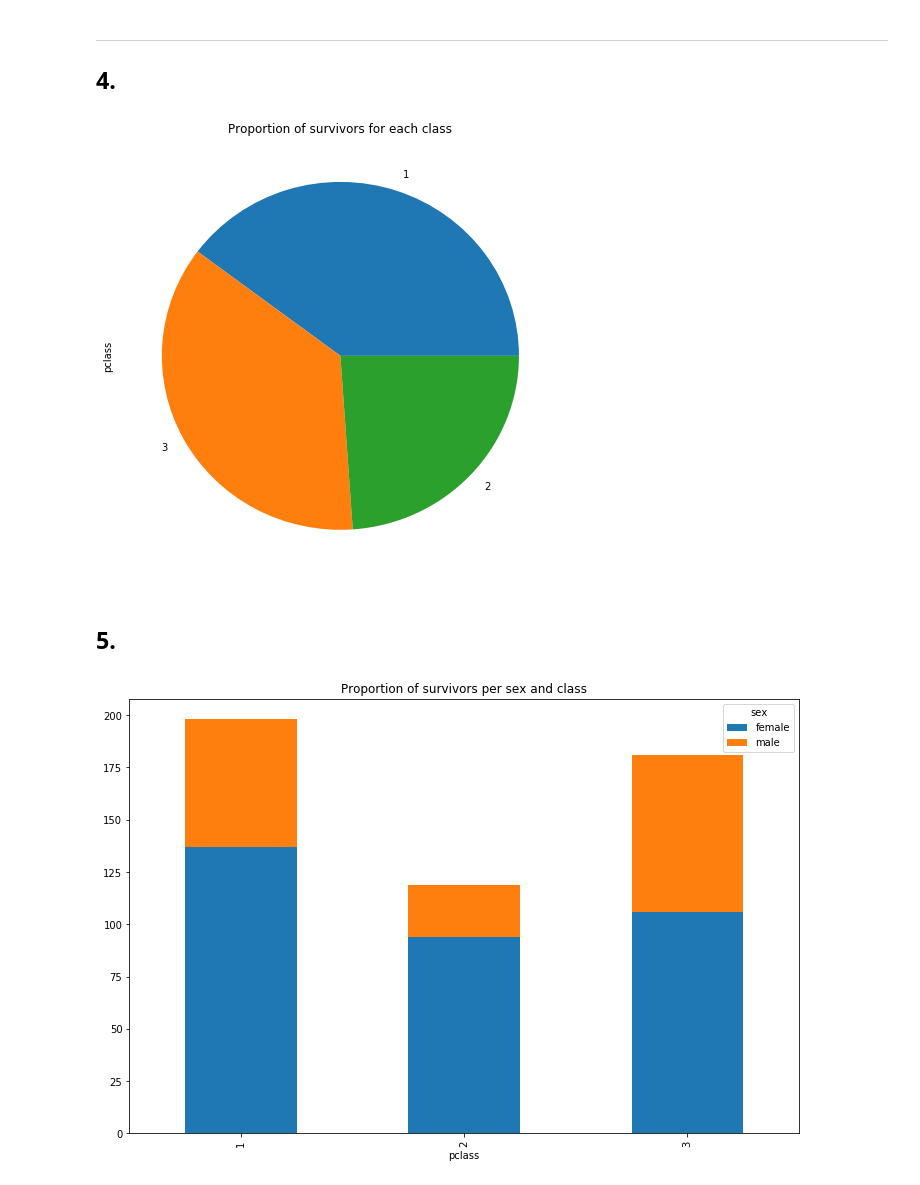
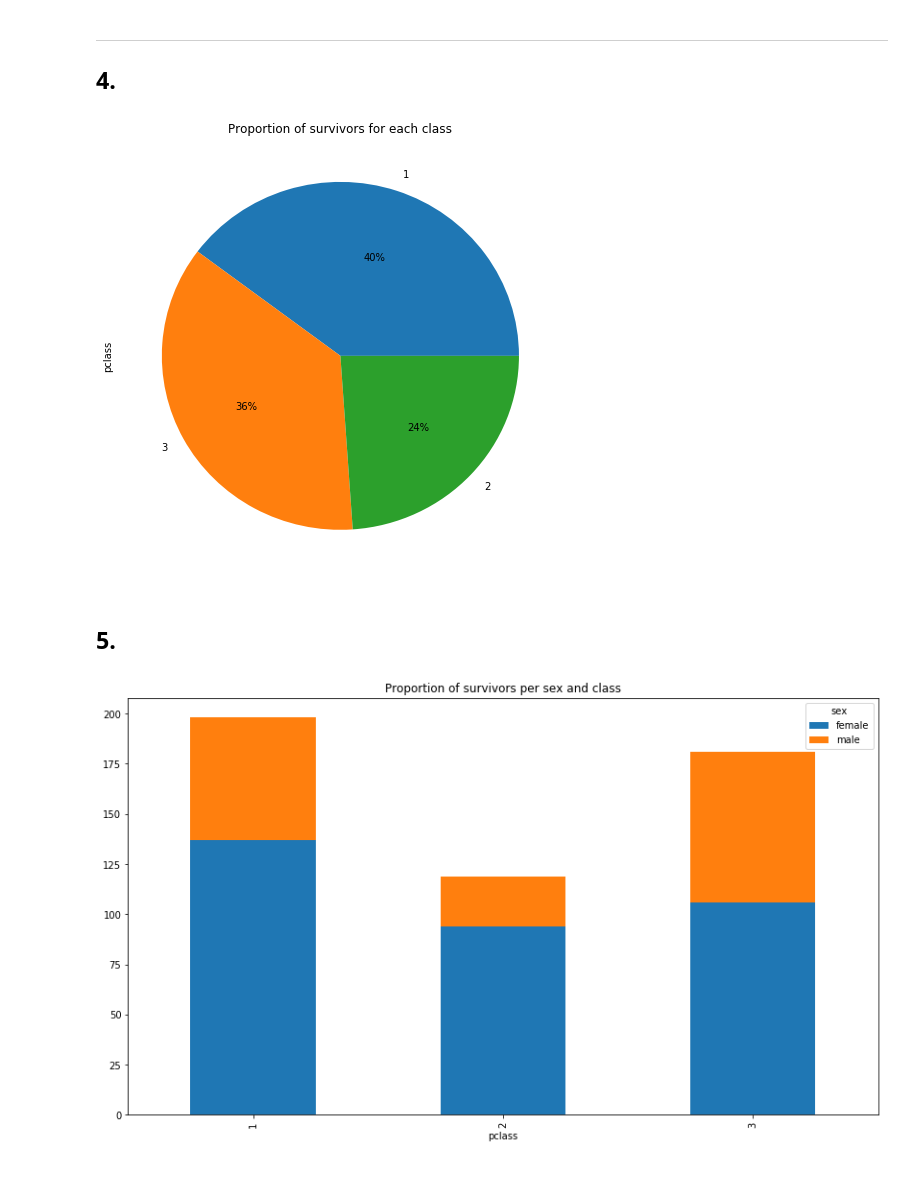
Before and after one commit to Timonzimm/CS-401, a Jupyter notebook: HW01/Homework 1.ipynb, the cells around one changed output. Cells and saved outputs as stored; diff of their text form; code cells hidden in the pictures.

```diff
--- a/HW01/Homework 1.ipynb
+++ b/HW01/Homework 1.ipynb
@@ -366,18 +366,18 @@ plt.show()
 # %%
 plt.figure(figsize=(8,8))
 df = data_titanic[data_titanic['survived'] == 1]['pclass']
-df.value_counts().plot.pie()
+df.value_counts().plot.pie(autopct='%1.0f%%')
 plt.title('Proportion of survivors for each class')
 plt.show()
 # %% [output]
-[figure, old version]
+[figure, new version]
 # %% [markdown]
 ## 5.
 # %%
 df = data_titanic[data_titanic['survived'] == 1]
 df = df.groupby(['pclass', 'sex']).size().unstack()
-df.plot.bar(stacked=True, figsize=(12,8))
+df.plot.bar(stacked=True, figsize=(14,8))
 plt.title('Proportion of survivors per sex and class')
 plt.show()
 # %% [output]
-[figure, old version]
+[figure, new version]
```
Also changed, not shown: parts of 15 cells of this notebook.
